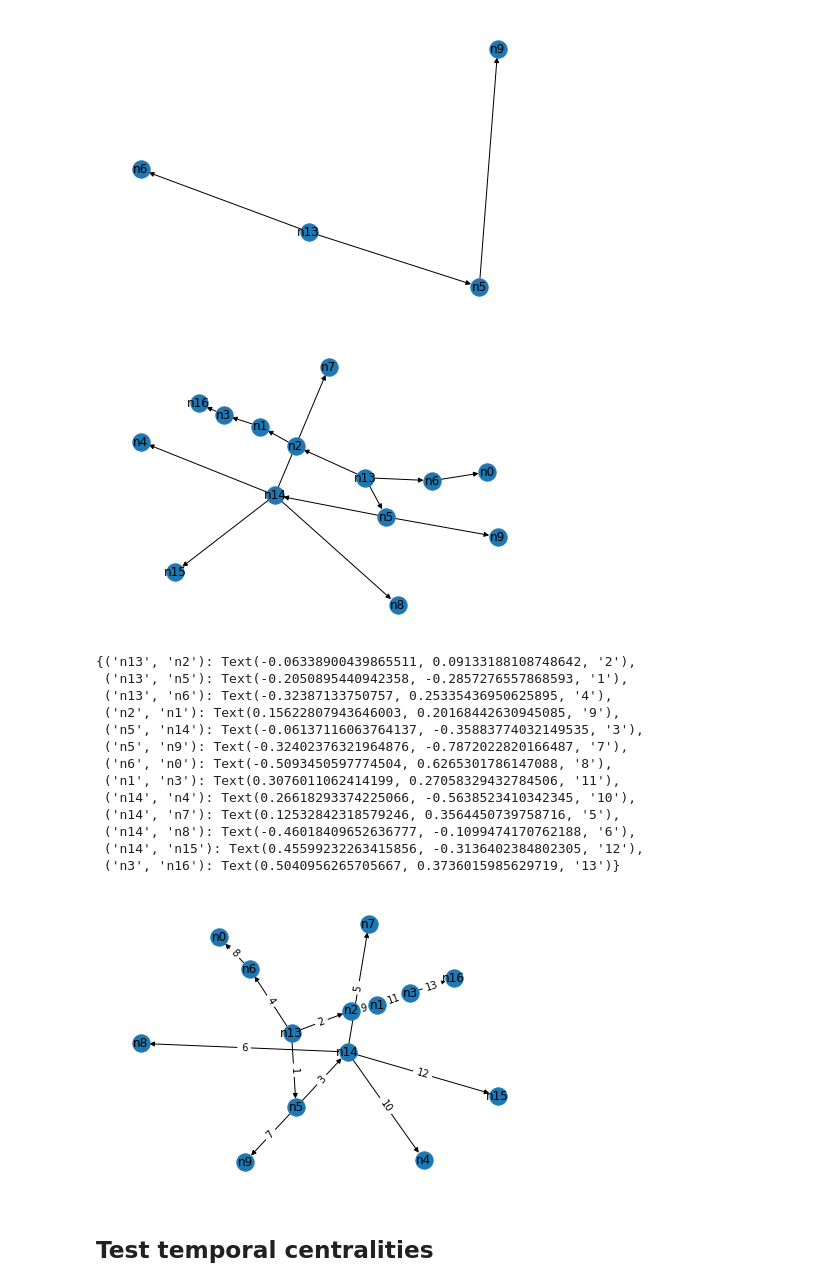
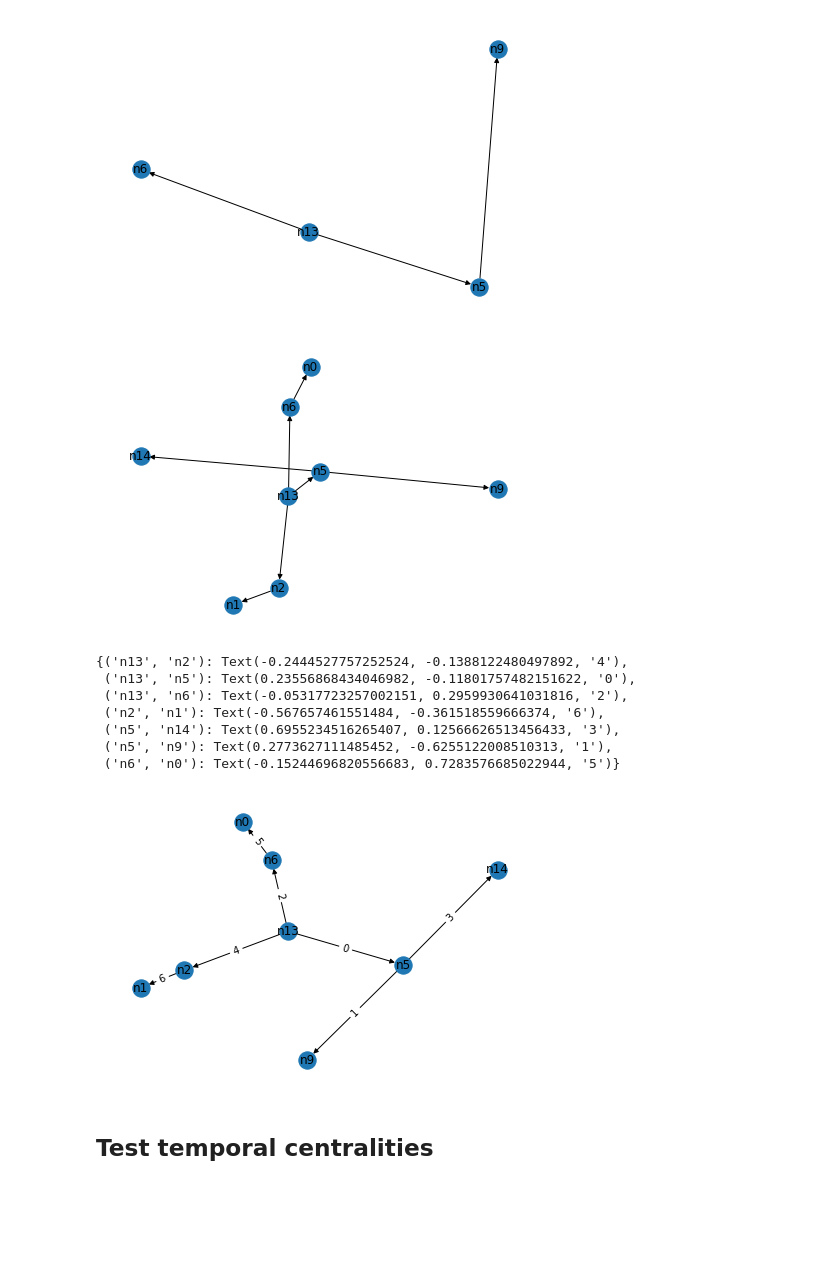
Before and after one commit to hpi-sam/Spatio-Temporal-Graphs, a Jupyter notebook: src/anomalies.ipynb, the cells around one changed output. Drawn from its saved outputs; the diff is of its cells as text; code cells hidden in the pictures; blank space fills up the shorter version.

```diff
--- a/src/anomalies.ipynb
+++ b/src/anomalies.ipynb
@@ -61,10 +61,10 @@ nx.draw(tg, with_labels=True)
 # %% [output]
 [figure]
 # %%
-subgraph = sample_subgraph(graph, frontend_node[0], bfs_prob=0.5, random_seed=111)
+subgraph = sample_subgraph(graph, frontend_node[0], max_nodes=8, bfs_prob=0.5, random_seed=111)
 nx.draw(subgraph, with_labels=True)
 # %% [output]
-[figure, old version]
+[figure, new version]
 # %%
 add_timesteps_to_graph(subgraph, frontend_node[0])
 # %%
@@ -73,20 +73,14 @@ edge_labels = nx.get_edge_attributes(subgraph, "timestep")
 nx.draw_networkx_edge_labels(subgraph, nx.spring_layout(subgraph, seed=7), edge_labels)
 #plt.tight_layout()
 # %% [output]
-{('n13', 'n2'): Text(-0.06338900439865511, 0.09133188108748642, '2'),
- ('n13', 'n5'): Text(-0.2050895440942358, -0.2857276557868593, '1'),
- ('n13', 'n6'): Text(-0.32387133750757, 0.25335436950625895, '4'),
- ('n2', 'n1'): Text(0.15622807943646003, 0.20168442630945085, '9'),
- ('n5', 'n14'): Text(-0.06137116063764137, -0.35883774032149535, '3'),
- ('n5', 'n9'): Text(-0.32402376321964876, -0.7872022820166487, '7'),
- ('n6', 'n0'): Text(-0.5093450597774504, 0.6265301786147088, '8'),
- ('n1', 'n3'): Text(0.3076011062414199, 0.27058329432784506, '11'),
- ('n14', 'n4'): Text(0.26618293374225066, -0.5638523410342345, '10'),
- ('n14', 'n7'): Text(0.12532842318579246, 0.3564450739758716, '5'),
- ('n14', 'n8'): Text(-0.46018409652636777, -0.1099474170762188, '6'),
- ('n14', 'n15'): Text(0.45599232263415856, -0.3136402384802305, '12'),
- ('n3', 'n16'): Text(0.5040956265705667, 0.3736015985629719, '13')}
+{('n13', 'n2'): Text(-0.2444527757252524, -0.1388122480497892, '4'),
+ ('n13', 'n5'): Text(0.23556868434046982, -0.11801757482151622, '0'),
+ ('n13', 'n6'): Text(-0.05317723257002151, 0.2959930641031816, '2'),
+ ('n2', 'n1'): Text(-0.567657461551484, -0.361518559666374, '6'),
+ ('n5', 'n14'): Text(0.6955234516265407, 0.12566626513456433, '3'),
+ ('n5', 'n9'): Text(0.2773627111485452, -0.6255122008510313, '1'),
+ ('n6', 'n0'): Text(-0.15244696820556683, 0.7283576685022944, '5')}
-[figure, old version]
+[figure, new version]
 # %% [markdown]
 ## Test temporal centralities
 # %%
```
Also changed, not shown: parts of 12 cells of this notebook, 1 other file.
